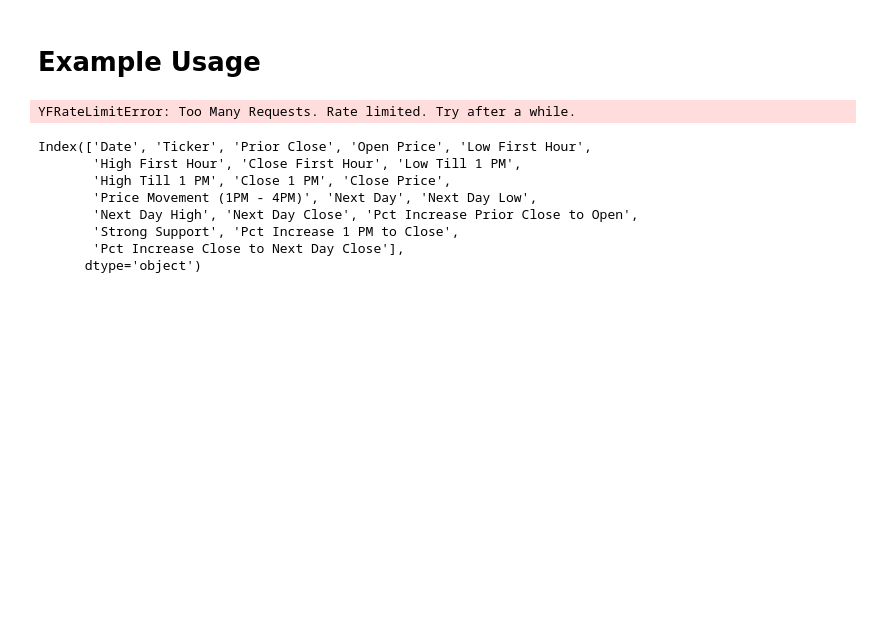
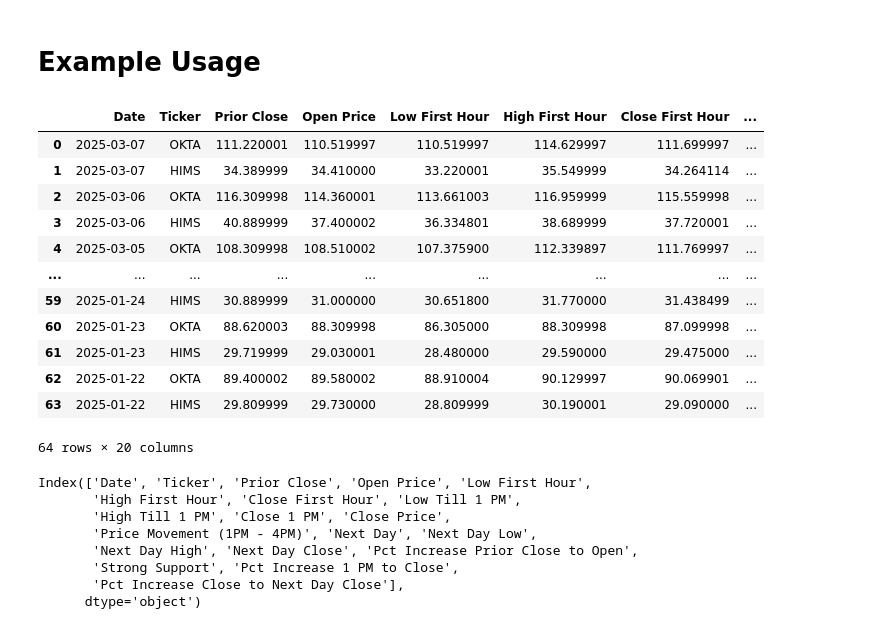
Before and after one commit to kriba05/fin-models, a Jupyter notebook: ipynotebooks/fin_model_1.ipynb, the cells around one changed output. Saved outputs shown, nothing was run; the diff lists cells and outputs as text; code cells hidden in the pictures; blank space fills up the shorter version.

```diff
--- a/ipynotebooks/fin_model_1.ipynb
+++ b/ipynotebooks/fin_model_1.ipynb
@@ -146,12 +146,24 @@ def fetch_price_action_details(tickers, start_date, days=100):
 # Example Usage
 # %%
 
-tickers = ['OKTA','INTC','RGTI','PLTR','HIMS','INOD']
+tickers = ['OKTA','HIMS']
 start_date = datetime.date(2025, 3, 7)  # Set this to your desired end date
 my_stocks_data = fetch_price_action_details(tickers, start_date, days=45)
 my_stocks_data
 # %% [output]
+|  | Date | Ticker | Prior Close | Open Price | Low First Hour | High First Hour | Close First Hour | ... |
+| 0 | 2025-03-07 | OKTA | 111.220001 | 110.519997 | 110.519997 | 114.629997 | 111.699997 | ... |
+| 1 | 2025-03-07 | HIMS | 34.389999 | 34.410000 | 33.220001 | 35.549999 | 34.264114 | ... |
+| 2 | 2025-03-06 | OKTA | 116.309998 | 114.360001 | 113.661003 | 116.959999 | 115.559998 | ... |
+| 3 | 2025-03-06 | HIMS | 40.889999 | 37.400002 | 36.334801 | 38.689999 | 37.720001 | ... |
+| 4 | 2025-03-05 | OKTA | 108.309998 | 108.510002 | 107.375900 | 112.339897 | 111.769997 | ... |
+| ... | ... | ... | ... | ... | ... | ... | ... | ... |
+| 59 | 2025-01-24 | HIMS | 30.889999 | 31.000000 | 30.651800 | 31.770000 | 31.438499 | ... |
+| 60 | 2025-01-23 | OKTA | 88.620003 | 88.309998 | 86.305000 | 88.309998 | 87.099998 | ... |
+| 61 | 2025-01-23 | HIMS | 29.719999 | 29.030001 | 28.480000 | 29.590000 | 29.475000 | ... |
+| 62 | 2025-01-22 | OKTA | 89.400002 | 89.580002 | 88.910004 | 90.129997 | 90.069901 | ... |
+| 63 | 2025-01-22 | HIMS | 29.809999 | 29.730000 | 28.809999 | 30.190001 | 29.090000 | ... |
-YFRateLimitError: Too Many Requests. Rate limited. Try after a while.
+64 rows × 20 columns
 # %%
 my_stocks_data.columns
 # %% [output]
```
Also changed, not shown: parts of 1 cell of this notebook.
